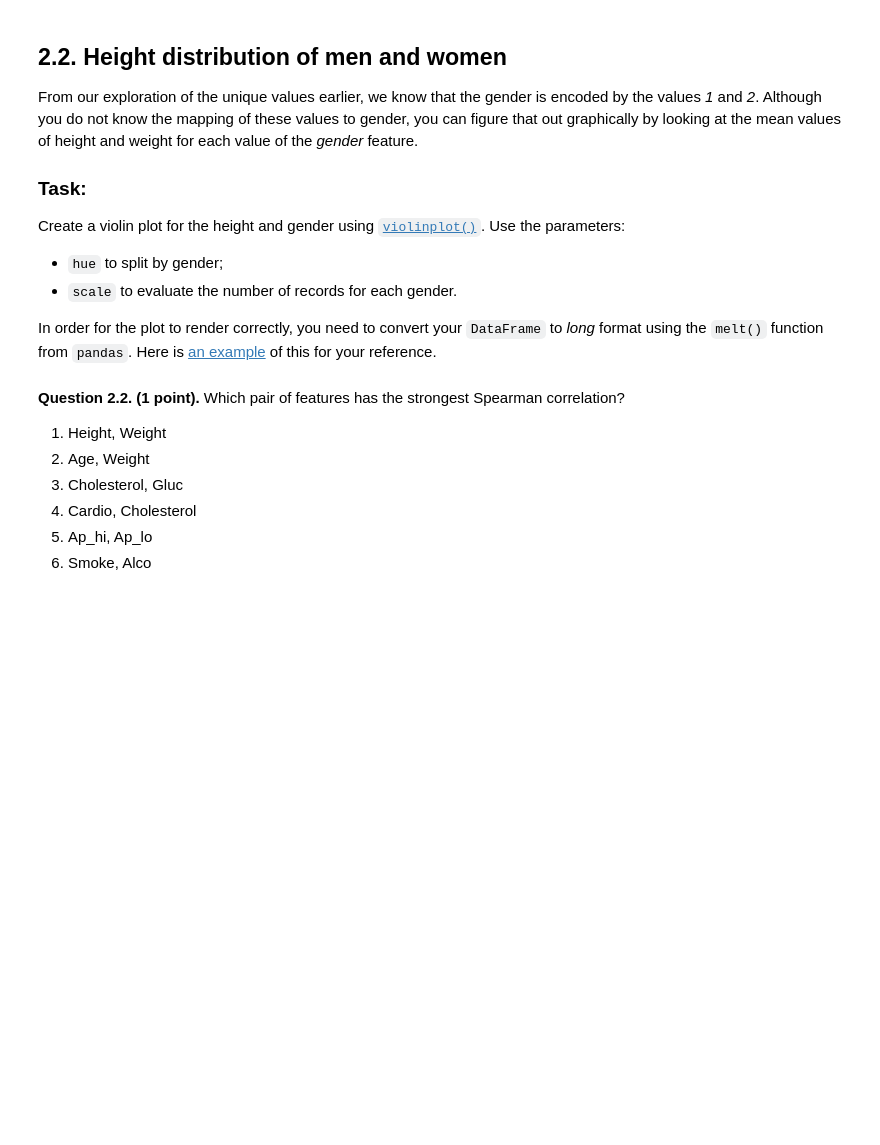
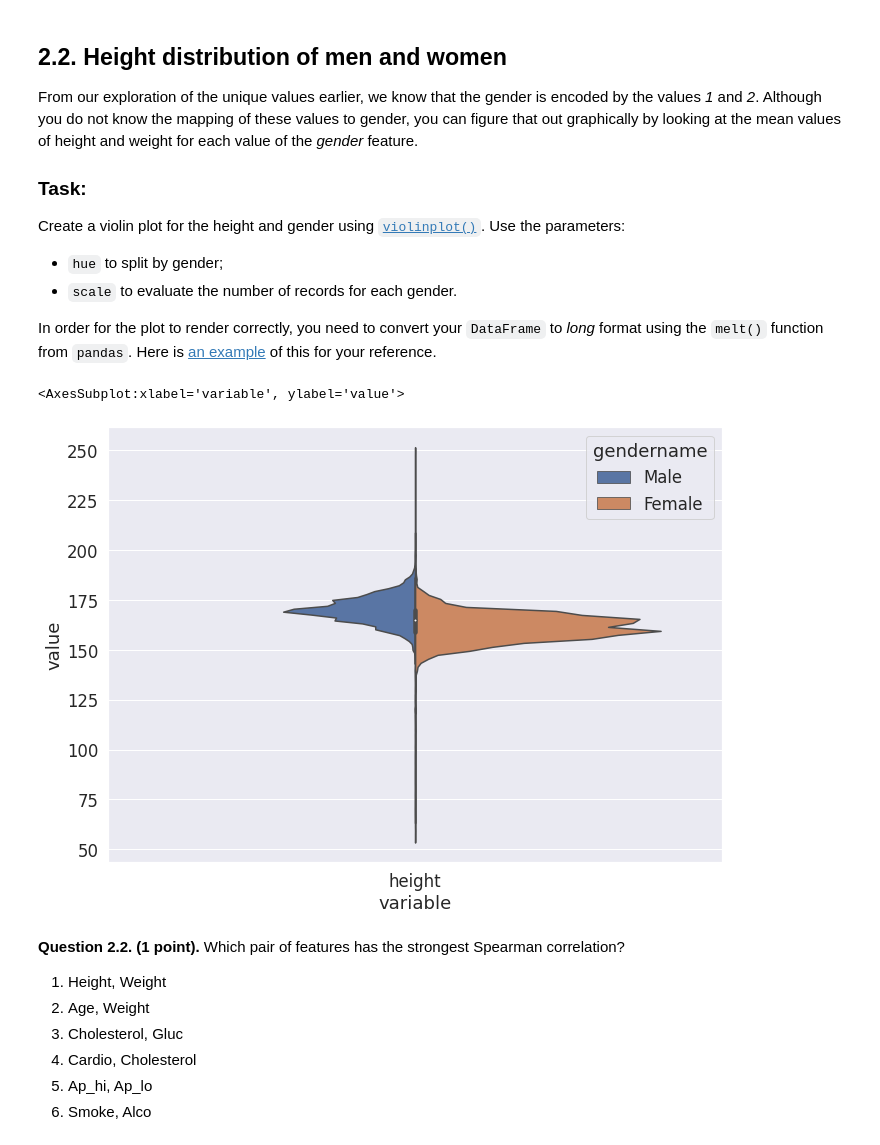
Before and after one commit to akuznetsovsp/mlcourseai_edu_projects, a Jupyter notebook: a2-demo-analyzing-cardiovascular-data.ipynb, the cells around one changed output. Drawn from its saved outputs; the diff is of its cells as text; code cells hidden in the pictures; blank space fills up the shorter version.

Commit message:
Kaggle Notebook | A2 (demo). Analyzing cardiovascular data  | Version 6

```diff
--- a/a2-demo-analyzing-cardiovascular-data.ipynb
+++ b/a2-demo-analyzing-cardiovascular-data.ipynb
@@ -242,7 +242,7 @@ Clarifications:
 - Calculate ``age_years`` feature – round age to the nearest number of years. For this task, select only the people of age 60 to 64, inclusive.
 - Cholesterol level categories differ between the figure and our dataset. The conversion for the ``cholesterol`` feature is as follows: 4 mmol/l $\rightarrow$ 1, 5-7 mmol/l $\rightarrow$ 2, 8 mmol/l $\rightarrow$ 3.
 # %%
-df['age_years'] = df['age'].apply(lambda days: days/365)
+df['age_years'] = df['age'].apply(lambda days: round(days/365,0))
 df['cholesterol_name'] = df['cholesterol'].map({1:'4 mmol/l', 2:'5-7 mmol/l', 3:'8 mmol/l'})
 # %% [markdown]
 **Question 1.5. (2 points). Calculate the fraction of the people with CVD for the two segments described above. What is the ratio of these two fractions?**
@@ -384,3 +382,16 @@ In order for the plot to render correctly, you need to convert your `DataFrame`
+# %%
+df.head()
+df_melted = pd.melt(frame=df, id_vars=['gendername'], value_vars=['height'])
+sns.violinplot(x='variable',
+               y='value',
+               hue='gendername',
+               data=df_melted,
+               scale='count',
+               scalehue = False,
+               split = True)
+# %% [output]
+<AxesSubplot:xlabel='variable', ylabel='value'>
+[figure, added]
 # %% [markdown]
 **Question 2.2. (1 point).** Which pair of features has the strongest Spearman correlation?
 
```
Also changed, not shown: parts of 8 cells of this notebook.
